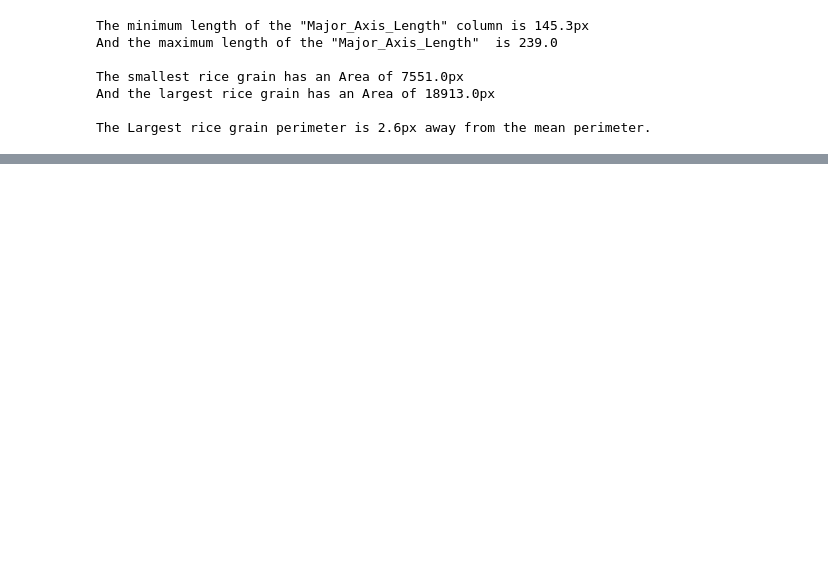
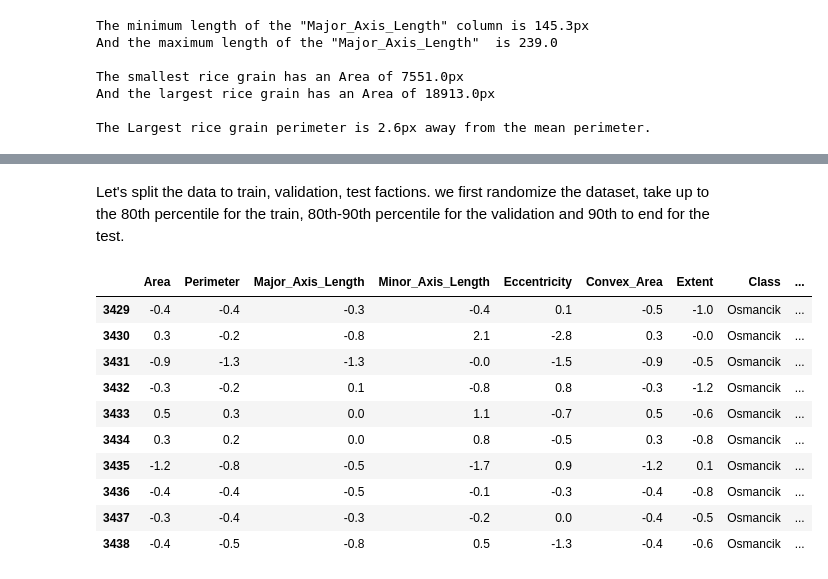
Before and after one commit to hod-maxx22/GoogleD_Project, a Jupyter notebook: BinaryClassifier/BinaryClassifier.ipynb, the cells around one changed output, grey strips where cells are left out. Saved outputs shown, nothing was run; the diff lists cells and outputs as text; code cells hidden in the pictures; blank space fills up the shorter version.

```diff
--- a/BinaryClassifier/BinaryClassifier.ipynb
+++ b/BinaryClassifier/BinaryClassifier.ipynb
@@ -55,0 +165,26 @@ The Largest rice grain perimeter is 2.6px away from the mean perimeter.
+# %% [markdown]
+Let's split the data to train, validation, test factions.
+we first randomize the dataset, take up to the 80th percentile for the train,
+80th-90th percentile for the validation and 90th to end for the test.
+# %%
+shuffled_data = normalized_features.sample(frac=1,random_state=100)
+percentile_80th = round(len(normalized_features) * 0.8)
+percentile_90th = percentile_80th + round(len(normalized_features) * 0.1)
+
+train_data = normalized_features.iloc[0:percentile_80th]
+validation_data = normalized_features.iloc[percentile_80th:percentile_90th]
+test_data = normalized_features.iloc[percentile_90th:]
+
+test_data.head(10)
+# %% [output]
+|  | Area | Perimeter | Major_Axis_Length | Minor_Axis_Length | Eccentricity | Convex_Area | Extent | Class | ... |
+| 3429 | -0.4 | -0.4 | -0.3 | -0.4 | 0.1 | -0.5 | -1.0 | Osmancik | ... |
+| 3430 | 0.3 | -0.2 | -0.8 | 2.1 | -2.8 | 0.3 | -0.0 | Osmancik | ... |
+| 3431 | -0.9 | -1.3 | -1.3 | -0.0 | -1.5 | -0.9 | -0.5 | Osmancik | ... |
+| 3432 | -0.3 | -0.2 | 0.1 | -0.8 | 0.8 | -0.3 | -1.2 | Osmancik | ... |
+| 3433 | 0.5 | 0.3 | 0.0 | 1.1 | -0.7 | 0.5 | -0.6 | Osmancik | ... |
+| 3434 | 0.3 | 0.2 | 0.0 | 0.8 | -0.5 | 0.3 | -0.8 | Osmancik | ... |
+| 3435 | -1.2 | -0.8 | -0.5 | -1.7 | 0.9 | -1.2 | 0.1 | Osmancik | ... |
+| 3436 | -0.4 | -0.4 | -0.5 | -0.1 | -0.3 | -0.4 | -0.8 | Osmancik | ... |
+| 3437 | -0.3 | -0.4 | -0.3 | -0.2 | 0.0 | -0.4 | -0.5 | Osmancik | ... |
+| 3438 | -0.4 | -0.5 | -0.8 | 0.5 | -1.3 | -0.4 | -0.6 | Osmancik | ... |
```
Also changed, not shown: parts of 29 cells of this notebook, 1 other file.
